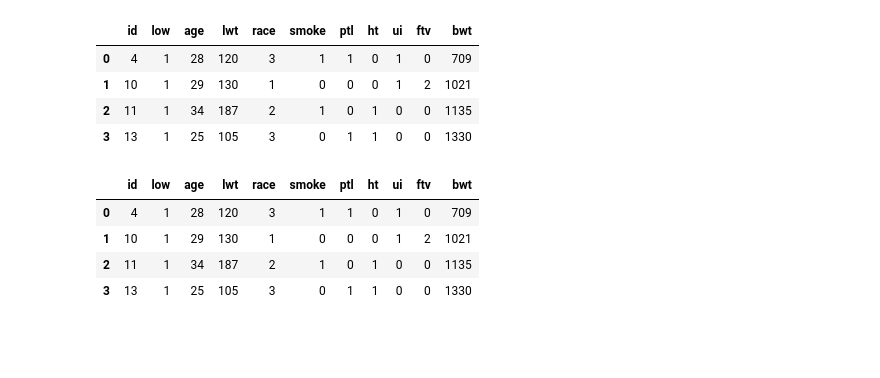
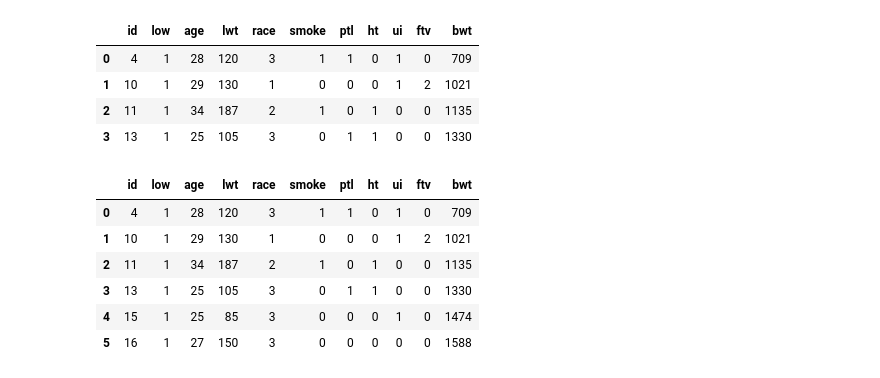
Before and after one commit to EdFlo15/notebooks, a Jupyter notebook: generalidades python.ipynb, the cells around one changed output. Cells and saved outputs as stored; diff of their text form; code cells hidden in the pictures; blank space fills up the shorter version.

```diff
--- a/generalidades python.ipynb
+++ b/generalidades python.ipynb
@@ -220,10 +222,12 @@ df.iloc[0:4]
 | 2 | 11 | 1 | 34 | 187 | 2 | 1 | 0 | 1 | 0 | 0 | 1135 |
 | 3 | 13 | 1 | 25 | 105 | 3 | 0 | 1 | 1 | 0 | 0 | 1330 |
 # %%
-df.iloc[:4]
+df.iloc[:6]
 # %% [output]
 |  | id | low | age | lwt | race | smoke | ptl | ht | ui | ftv | bwt |
 | 0 | 4 | 1 | 28 | 120 | 3 | 1 | 1 | 0 | 1 | 0 | 709 |
 | 1 | 10 | 1 | 29 | 130 | 1 | 0 | 0 | 0 | 1 | 2 | 1021 |
 | 2 | 11 | 1 | 34 | 187 | 2 | 1 | 0 | 1 | 0 | 0 | 1135 |
 | 3 | 13 | 1 | 25 | 105 | 3 | 0 | 1 | 1 | 0 | 0 | 1330 |
+| 4 | 15 | 1 | 25 | 85 | 3 | 0 | 0 | 0 | 1 | 0 | 1474 |
+| 5 | 16 | 1 | 27 | 150 | 3 | 0 | 0 | 0 | 0 | 0 | 1588 |
```
Also changed, not shown: parts of 38 cells of this notebook.
